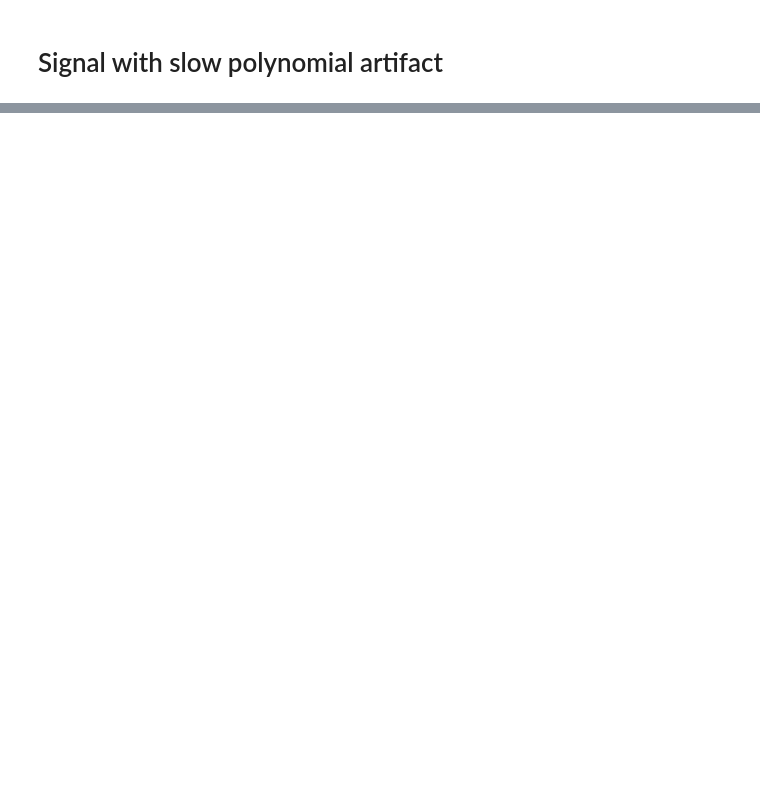
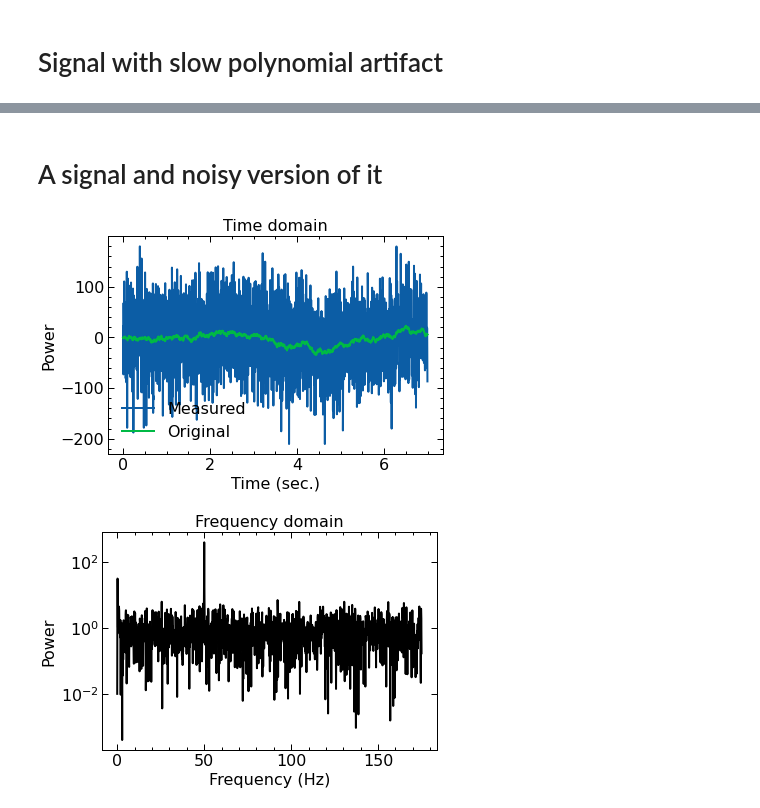
Before and after one commit to amirhdre/DSP-udemy, a Jupyter notebook: signal_generation.ipynb, the cells around one changed output, grey strips where cells are left out. Saved outputs shown, nothing was run; the diff lists cells and outputs as text; code cells hidden in the pictures; blank space fills up the shorter version.

```diff
--- a/signal_generation.ipynb
+++ b/signal_generation.ipynb
@@ -247,0 +367,38 @@ plt.show()
+# %% [markdown]
+# A signal and noisy version of it
+# %%
+# simulation parameters
+fs = 350  # hz
+timevec = np.arange(0, fs * 7 - 1) / fs
+npnts = len(timevec)
+
+# generate signal
+yOrig = np.cumsum(np.random.randn(npnts))
+y = yOrig + 50 * np.random.randn(npnts) + 40 * np.sin(2 * np.pi * 50 * timevec)
+
+# power spectrum of signal
+yX = np.abs(fftpack.fft(y) / npnts) ** 2
+hz = np.linspace(0, fs / 2, int(np.floor(npnts / 2) + 1))
+
+
+# plot the data
+plt.figure()
+plt.plot(timevec, y, label="Measured")
+plt.plot(timevec, yOrig, label="Original")
+plt.xlabel("Time (sec.)")
+plt.ylabel("Power")
+plt.title("Time domain")
+plt.legend()
+plt.show()
+
+# plot its power spectrum
+plt.figure()
+plt.plot(hz, yX[0 : len(hz)], "k")
+plt.xlabel("Frequency (Hz)")
+plt.ylabel("Power")
+plt.title("Frequency domain")
+plt.yscale("log")
+plt.show()
+# %% [output]
+[figure, added]
+[figure, added]
```
Also changed, not shown: parts of 13 cells of this notebook, 1 other file.
